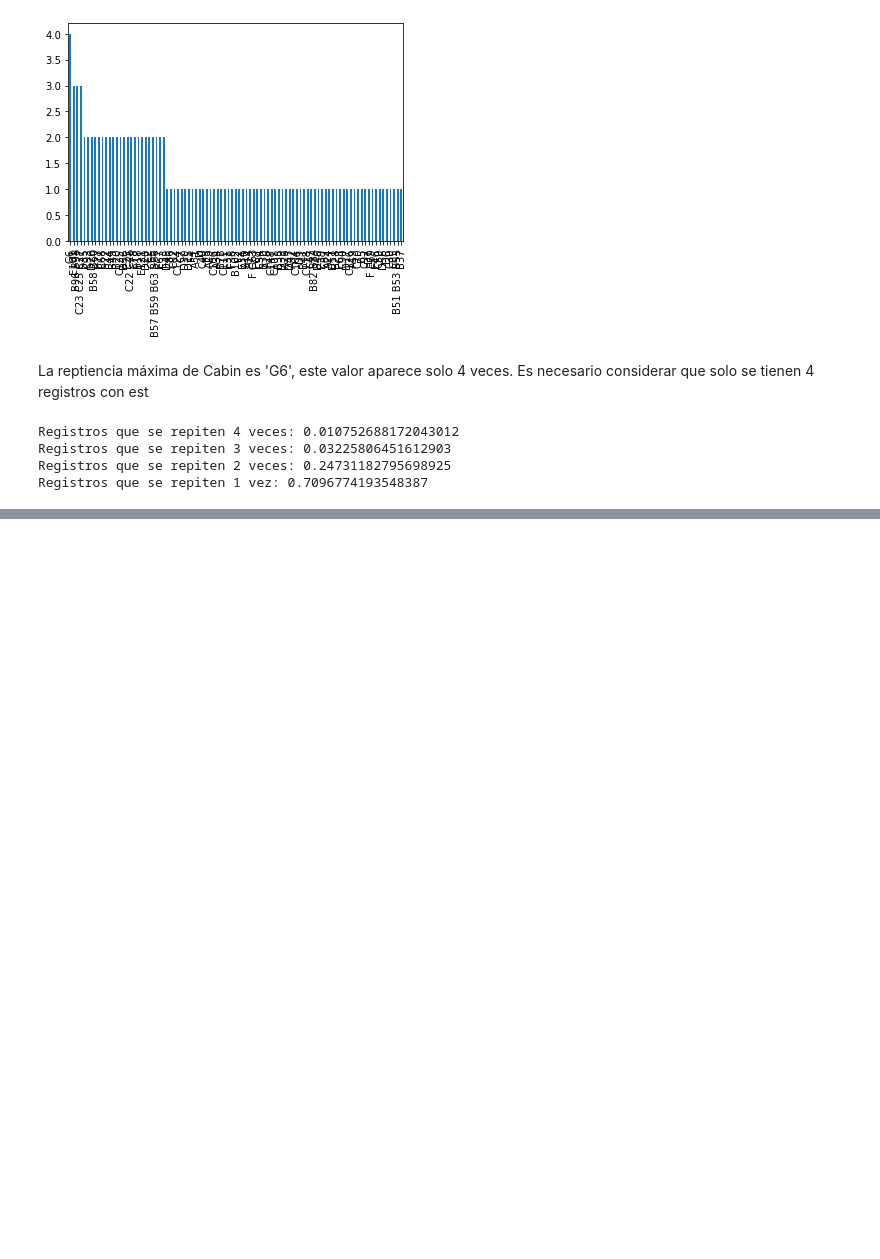
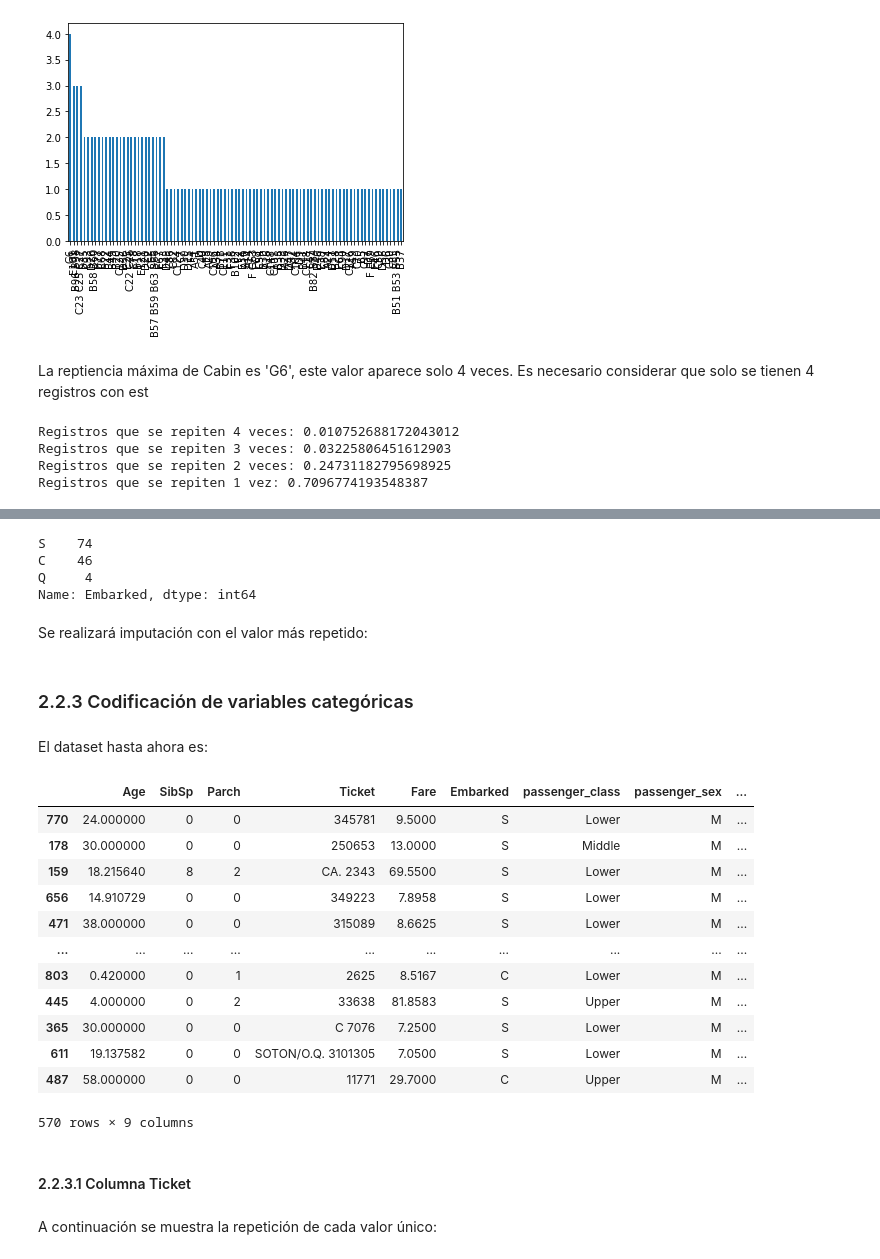
Before and after one commit to josedalvik/datascience_stlearning1_proyecto, a Jupyter notebook: Parte1-Entrenamiento.ipynb, the cells around one changed output, grey strips where cells are left out. Drawn from its saved outputs; the diff is of its cells as text; code cells hidden in the pictures; blank space fills up the shorter version.

Commit message:
Codificación de variables categóricas

```diff
--- a/Parte1-Entrenamiento.ipynb
+++ b/Parte1-Entrenamiento.ipynb
@@ -186,0 +172,39 @@ AE_feature_engineering.loc[AE_embarked_nan, "Embarked"] = AE_embarked_mas_repeti
+# %%
+AE_embarked_nonan = AE_feature_engineering["Embarked"].notnull()
+AE_embarked_repitencia = AE_feature_engineering["Embarked"][AE_cabin_nonan].value_counts()
+AE_embarked_repitencia
+# %% [output]
+S    74
+C    46
+Q     4
+Name: Embarked, dtype: int64
+# %% [markdown]
+Se realizará imputación con el valor más repetido:
+# %%
+AE_embarked_mas_repetido = AE_embarked_repitencia[AE_embarked_repitencia==AE_embarked_repitencia[0]].axes[0].tolist()
+AE_embarked_nan = AE_feature_engineering["Embarked"].isnull()
+AE_feature_engineering.loc[AE_embarked_nan, "Embarked"] = AE_embarked_mas_repetido
+# %% [markdown]
+### 2.2.3 Codificación de variables categóricas
+# %% [markdown]
+El dataset hasta ahora es:
+# %%
+AE_feature_engineering
+# %% [output]
+|  | Age | SibSp | Parch | Ticket | Fare | Embarked | passenger_class | passenger_sex | ... |
+| 770 | 24.000000 | 0 | 0 | 345781 | 9.5000 | S | Lower | M | ... |
+| 178 | 30.000000 | 0 | 0 | 250653 | 13.0000 | S | Middle | M | ... |
+| 159 | 18.215640 | 8 | 2 | CA. 2343 | 69.5500 | S | Lower | M | ... |
+| 656 | 14.910729 | 0 | 0 | 349223 | 7.8958 | S | Lower | M | ... |
+| 471 | 38.000000 | 0 | 0 | 315089 | 8.6625 | S | Lower | M | ... |
+| ... | ... | ... | ... | ... | ... | ... | ... | ... | ... |
+| 803 | 0.420000 | 0 | 1 | 2625 | 8.5167 | C | Lower | M | ... |
+| 445 | 4.000000 | 0 | 2 | 33638 | 81.8583 | S | Upper | M | ... |
+| 365 | 30.000000 | 0 | 0 | C 7076 | 7.2500 | S | Lower | M | ... |
+| 611 | 19.137582 | 0 | 0 | SOTON/O.Q. 3101305 | 7.0500 | S | Lower | M | ... |
+| 487 | 58.000000 | 0 | 0 | 11771 | 29.7000 | C | Upper | M | ... |
+570 rows × 9 columns
+# %% [markdown]
+#### 2.2.3.1 Columna Ticket
+# %% [markdown]
+A continuación se muestra la repetición de cada valor único:
```
Also changed, not shown: parts of 50 cells of this notebook.
